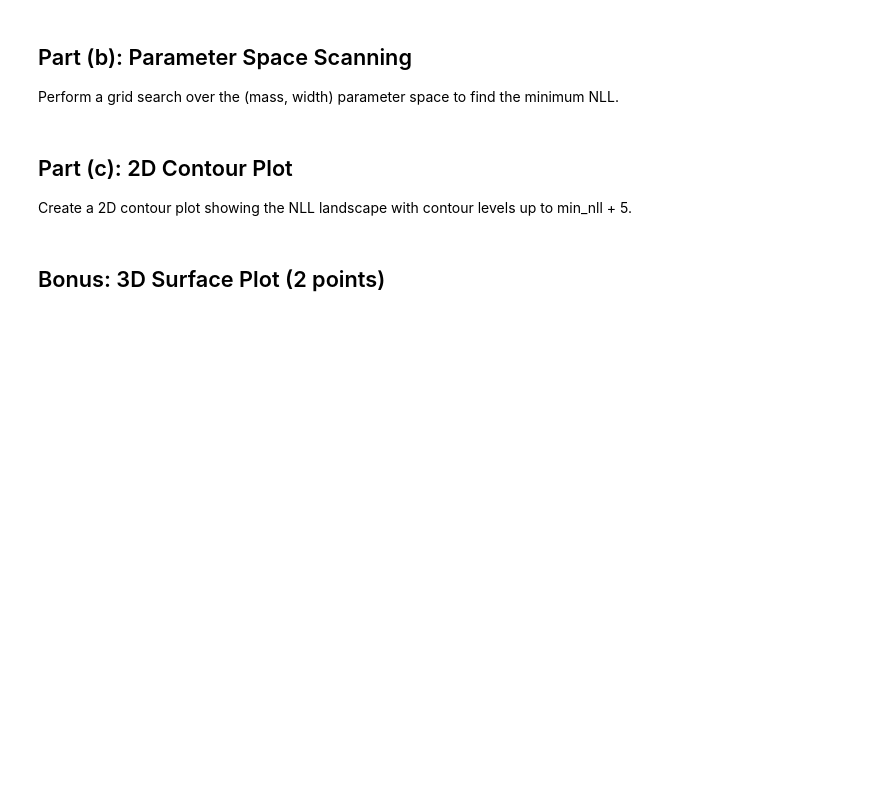
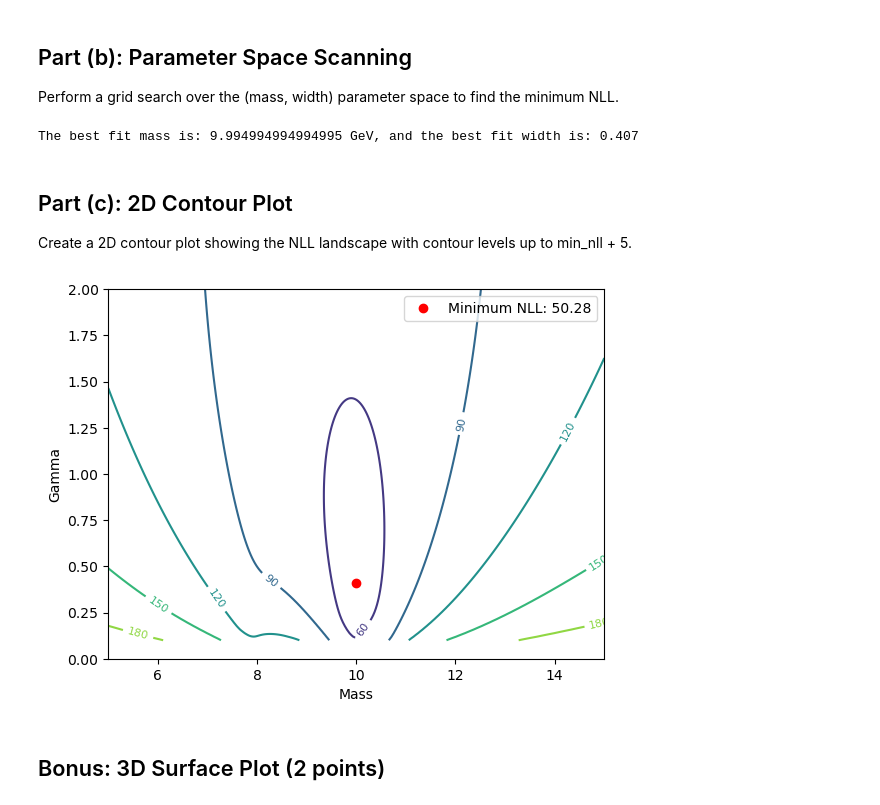
Before and after one commit to leoquintana4/Phys-434, a Jupyter notebook: PHYS 434 Lab 4.ipynb, the cells around one changed output. Drawn from its saved outputs; the diff is of its cells as text; code cells hidden in the pictures; blank space fills up the shorter version.

```diff
--- a/PHYS 434 Lab 4.ipynb
+++ b/PHYS 434 Lab 4.ipynb
@@ -57,20 +85,50 @@ Use maximum likelihood estimation to find the best-fit parameters for the Cauchy
 Construct an unbinned negative log-likelihood function that returns -2*log(L) for the Cauchy distribution.
 # %%
 # TODO: Create your NLL function. HINT: Calculate log-likelihood using scipy.stats.cauchy.logpdf
+# Create Negative Log-Likelihood function
+def negative_loglikelihood(param, data):
+    loc, scale = param # get loc and scale from parameters
+    log_likelihoods = cauchy.logpdf(data, loc=loc, scale=scale) # calculate log-likelihoods for each data point
+    return -2 * np.sum(log_likelihoods) # return negative log-likelihood
 # %% [markdown]
 ## Part (b): Parameter Space Scanning
 
 Perform a grid search over the (mass, width) parameter space to find the minimum NLL.
 # %%
 # TODO: Define parameter ranges
-mass_range = # TODO: Create range around expected mass value
-width_range = # TODO: Create range for width parameter
+# TODO: Create range around expected mass value
+
+mass_range = range(0,20)
+mass_range = np.linspace(5,15,1000)
+#TODO: Create range for width parameter
+
+width_range = np.linspace(0.1,2,100) # don;t use zero to avoid undefined value
 
 # TODO: Create parameter grids using np.meshgrid
 
+# Create parameter grids
+mass_grid, width_grid = np.meshgrid(mass_range, width_range) # using our defined range
 # TODO: Calculate NLL for each parameter combination
+nll_values = np.ones(mass_grid.shape)
+
+for i in range(mass_grid.shape[0]):
+    for j in range(mass_grid.shape[1]):
+        nll_value = negative_loglikelihood((mass_grid[i,j], width_grid[i,j]), mass)
+        nll_values[i,j] = nll_value
+        # Store or print nll_value as needed
 
 # TODO: Find minimum and extract best-fit parameters
+initial_guess = [10, 1]  # Initial guess
+#result  = minimize(, initial_guess, args=(mass,))
+
+# find the minimum negative log likelihood and best-fit parameters
+min_index = np.unravel_index(np.argmin(nll_values), nll_values.shape)
+best_fit_mass = mass_grid[min_index]
+best_fit_width = width_grid[min_index]
+best_fit_param = (best_fit_mass, best_fit_width)
+print(f'The best fit mass is: {best_fit_mass} GeV, and the best fit width is: {best_fit_width:.3f} ')
+# %% [output]
+The best fit mass is: 9.994994994994995 GeV, and the best fit width is: 0.407
 # %% [markdown]
 ## Part (c): 2D Contour Plot
 
@@ -78,7 +136,21 @@ Create a 2D contour plot showing the NLL landscape with contour levels up to min
 # %%
 # TODO: Create 2D contour plot of NLL
 # TODO: Mark the minimum point
 # TODO: Add appropriate labels and colorbar
+
+# Create 2D contour plot of NLL
+plot_labels = plt.contour(mass_grid, width_grid, nll_values, levels=4, cmap='viridis')
+
+#Mark minimum point
+plt.plot(best_fit_mass, best_fit_width, 'ro', label=f'Minimum NLL: {nll_values[min_index]:.2f}')
+plt.xlim(5, 15)
+plt.clabel(plot_labels, inline=1, fontsize=8)
+plt.xlabel('Mass')
+plt.ylabel('Gamma')
+plt.ylim(0,2)
+plt.legend();
+# %% [output]
+[figure, added]
 # %% [markdown]
 ## Bonus: 3D Surface Plot (2 points)
 # %%
```
Also changed, not shown: parts of 8 cells of this notebook, 1 other file.
